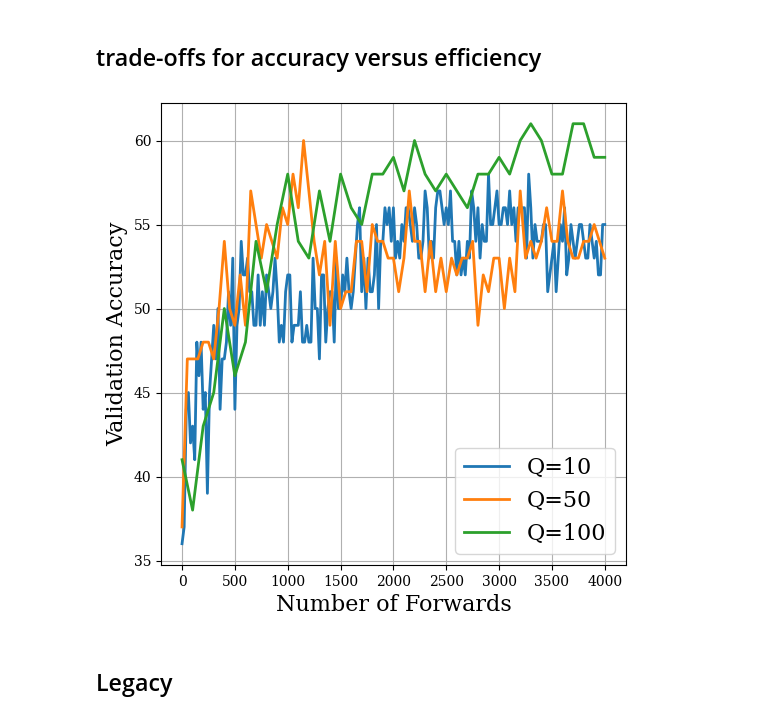
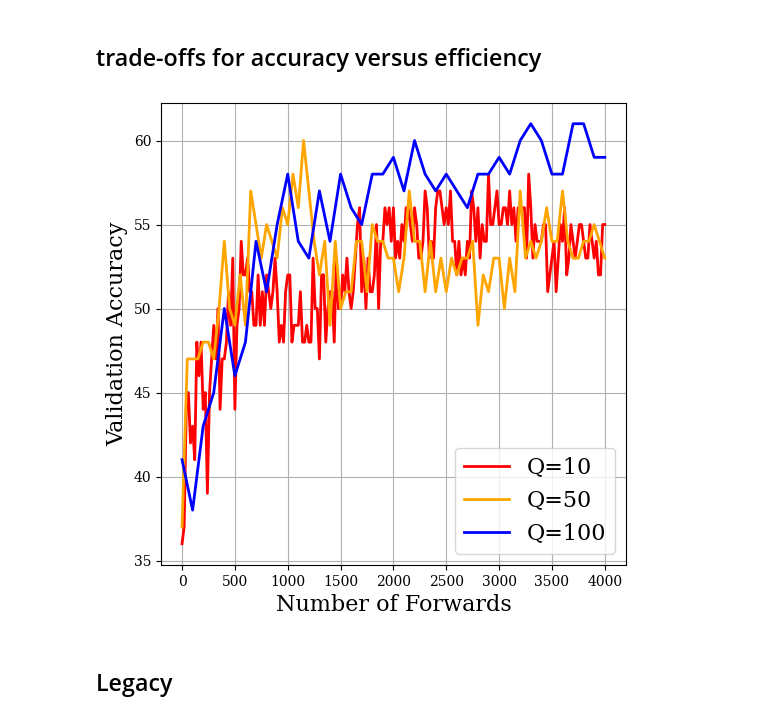
Before and after one commit to olokevin/tiny-training, a Jupyter notebook: test.ipynb, the cells around one changed output. Drawn from its saved outputs; the diff is of its cells as text; code cells hidden in the pictures.

Commit message:
update plot color

```diff
--- a/test.ipynb
+++ b/test.ipynb
@@ -292,7 +292,14 @@ for name, test_loss_list in test_loss_dict.items():
     forwards_list = forwards_dict[name]
     forwards_list = [forward for forward in forwards_list if forward <= 4000]
     test_loss_list = test_loss_list[:len(forwards_list)]
-    axs.plot(forwards_list, test_loss_list, label=name, linewidth=2)
+
+    if name == 'Q=10':
+        color = 'r'
+    elif name == 'Q=50':
+        color = 'orange'
+    elif name == 'Q=100':
+        color = 'b'
+    axs.plot(forwards_list, test_loss_list, label=name, color=color, linewidth=2)
     # if name == 'Ours':
     #     marker = 'o'
     # elif 'Model' in name:
@@ -300,34 +307,34 @@ for name, test_loss_list in test_loss_dict.items():
     # elif 'Layer' in name:
     #     marker = 'o'
 
     # if name == 'Ours':
     #     color = 'black'
     #     linestyle = 'solid'
     # elif 'WP' in name:
     #     color = 'r'
     #     linestyle = 'dashdot'
     # elif 'NP' in name:
     #     color = 'b'
     #     linestyle = 'dashed'
     # axs.plot(forwards_list, test_loss_list, label=name, linestyle=linestyle, color=color, marker=marker, markersize=3, linewidth=2)
 
 
 axs.set_xlabel('Number of Forwards', fontsize=16)
 # axs.set_ylabel('Training Loss', fontsize=16)
 axs.set_ylabel('Validation Accuracy', fontsize=16)
 # axs.set_xlim(left=4)
 # axs.set_ylim(1.3, 2.0)
 # axs.set_xlim(4, max(epochs))
 # plt.title('Train Loss vs Epoch')
 axs.grid(True)
 axs.legend(loc='lower right', fontsize=16)
 # axs.legend(bbox_to_anchor=(0.5, 1.1), loc='upper center', fontsize=10, ncol=3)
 
 # plt.tight_layout()
 plt.show()
 fig.savefig('figures/accu_efficiency.pdf', format='pdf', bbox_inches='tight')
 # %% [output]
-[figure, old version]
+[figure, new version]
 # %% [markdown]
 ## Legacy
 # %%
```
